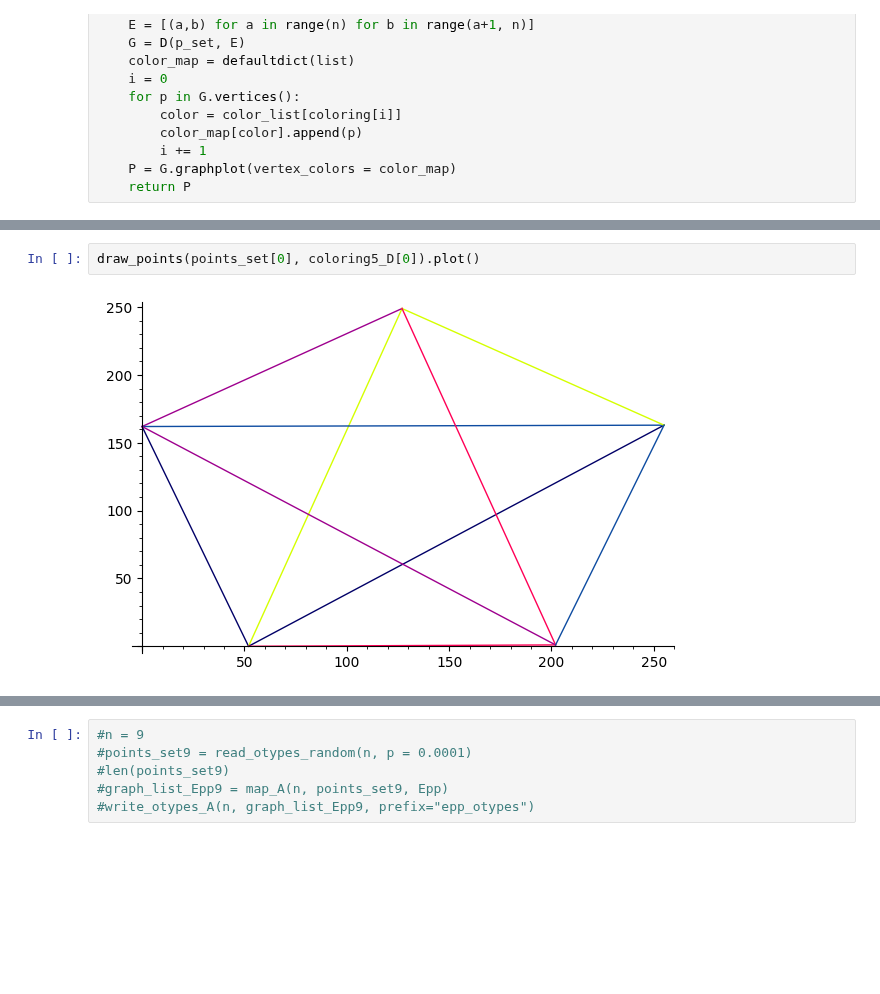
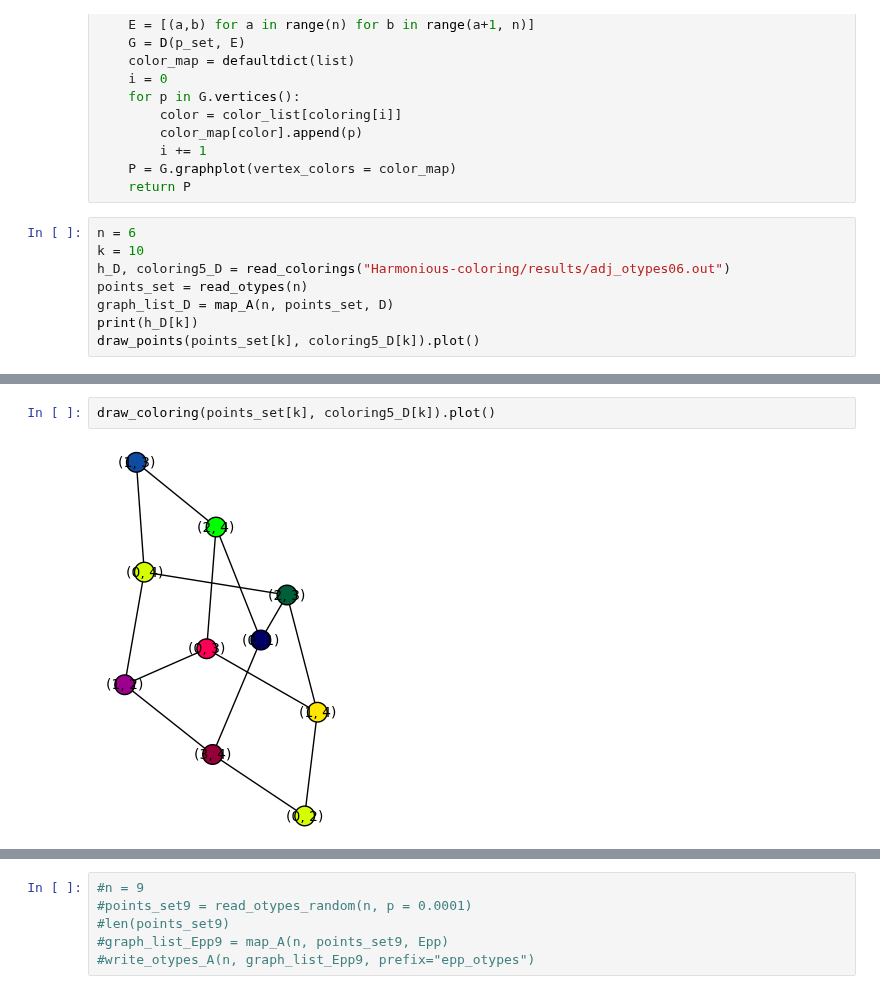
Before and after one commit to moeru1/geometric-colorings, a Jupyter notebook: Untitled.ipynb, the cells around one changed output, grey strips where cells are left out. Drawn from its saved outputs; the diff is of its cells as text; blank space fills up the shorter version.

```diff
--- a/Untitled.ipynb
+++ b/Untitled.ipynb
@@ -560,3 +555,11 @@ def draw_coloring(p_set, coloring):
         i += 1
     P = G.graphplot(vertex_colors = color_map)
     return P
+# %%
+n = 6
+k = 10
+h_D, coloring5_D = read_colorings("Harmonious-coloring/results/adj_otypes06.out")
+points_set = read_otypes(n)
+graph_list_D = map_A(n, points_set, D)
+print(h_D[k])
+draw_points(points_set[k], coloring5_D[k]).plot()
@@ -563,4 +569,4 @@ def draw_coloring(p_set, coloring):
 # %%
-draw_points(points_set[0], coloring5_D[0]).plot()
+draw_coloring(points_set[k], coloring5_D[k]).plot()
 # %% [output]
-[figure, old version]
+[figure, new version]
```
Also changed, not shown: parts of 11 cells of this notebook.
